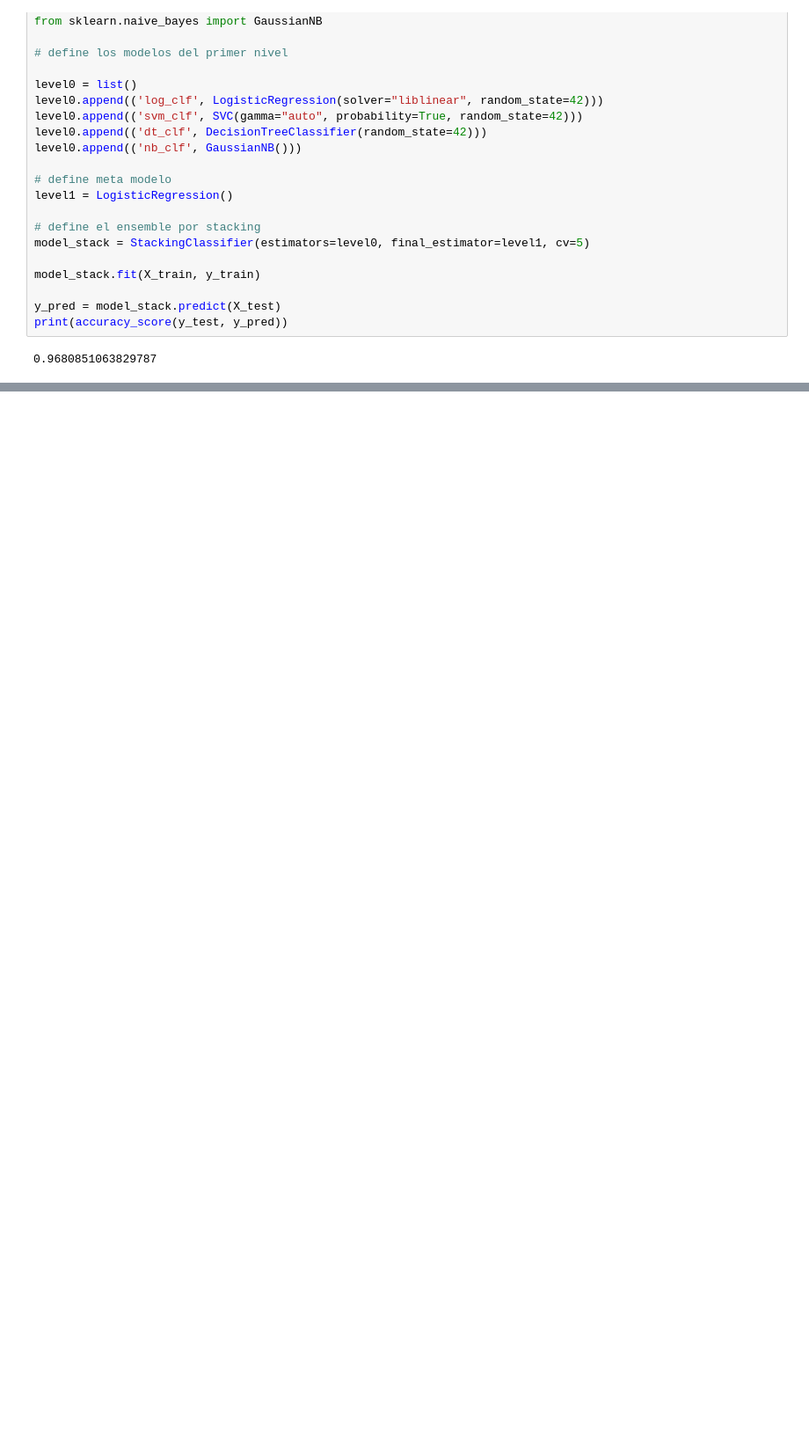
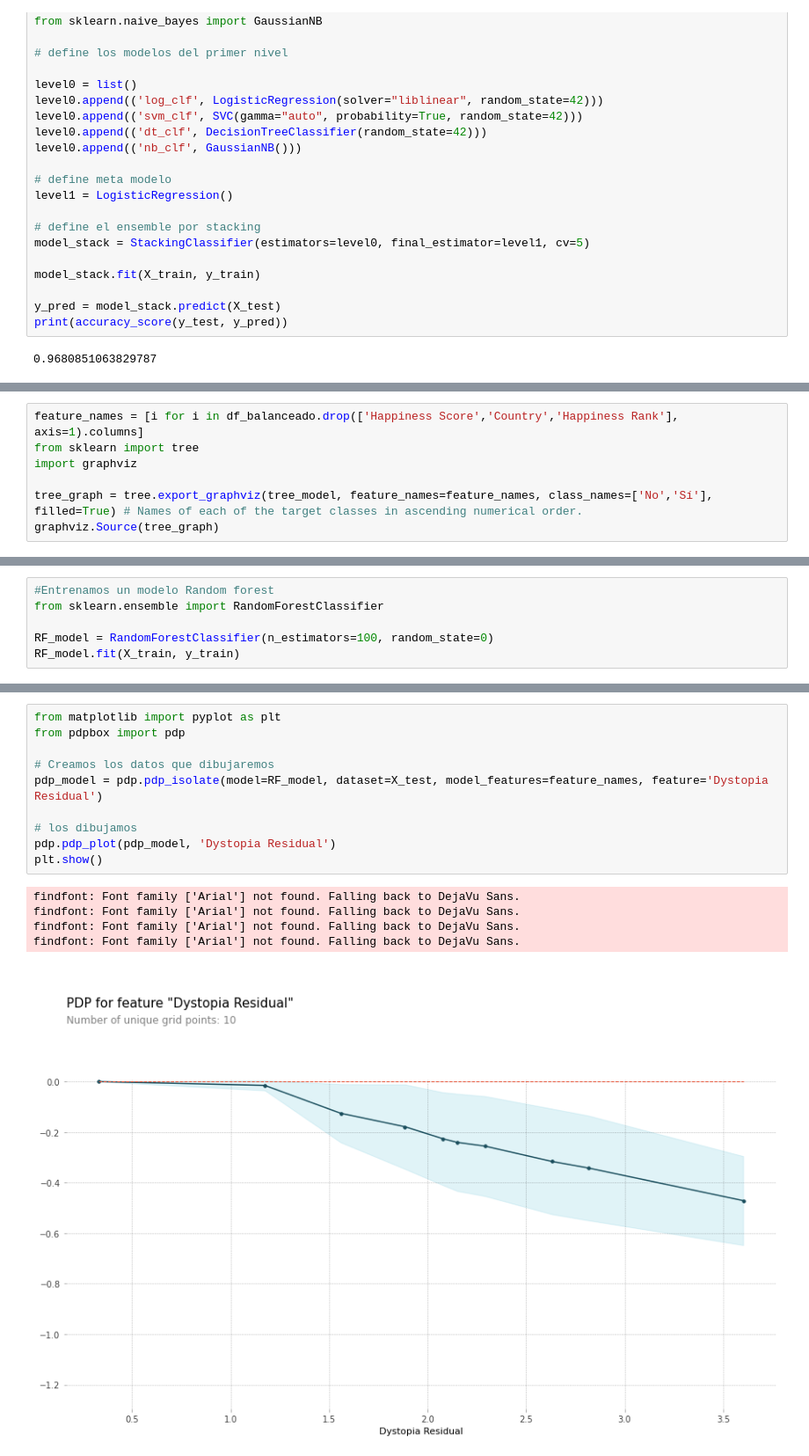
Before and after one commit to fortiz98/TrabajoAAII, a Jupyter notebook: TrabajoFelicidad.ipynb, the cells around one changed output, grey strips where cells are left out. Shown at 88% size. Cells and saved outputs as stored; diff of their text form; blank space fills up the shorter version.

```diff
--- a/TrabajoFelicidad.ipynb
+++ b/TrabajoFelicidad.ipynb
@@ -2172,0 +2308,7 @@ print(accuracy_score(y_test, y_pred))
+# %%
+feature_names = [i for i in df_balanceado.drop(['Happiness Score','Country','Happiness Rank'], axis=1).columns]
+from sklearn import tree
+import graphviz
+
+tree_graph = tree.export_graphviz(tree_model, feature_names=feature_names, class_names=['No','Sí'], filled=True) # Names of each of the target classes in ascending numerical order.
+graphviz.Source(tree_graph)
@@ -2172,0 +2323,6 @@ print(accuracy_score(y_test, y_pred))
+# %%
+#Entrenamos un modelo Random forest
+from sklearn.ensemble import RandomForestClassifier
+
+RF_model = RandomForestClassifier(n_estimators=100, random_state=0)
+RF_model.fit(X_train, y_train)
@@ -2172,0 +2420,16 @@ print(accuracy_score(y_test, y_pred))
+# %%
+from matplotlib import pyplot as plt
+from pdpbox import pdp
+
+# Creamos los datos que dibujaremos
+pdp_model = pdp.pdp_isolate(model=RF_model, dataset=X_test, model_features=feature_names, feature='Dystopia Residual')
+
+# los dibujamos
+pdp.pdp_plot(pdp_model, 'Dystopia Residual')
+plt.show()
+# %% [output]
+findfont: Font family ['Arial'] not found. Falling back to DejaVu Sans.
+findfont: Font family ['Arial'] not found. Falling back to DejaVu Sans.
+findfont: Font family ['Arial'] not found. Falling back to DejaVu Sans.
+findfont: Font family ['Arial'] not found. Falling back to DejaVu Sans.
+[figure, added]
```
Also changed, not shown: parts of 64 cells of this notebook.
